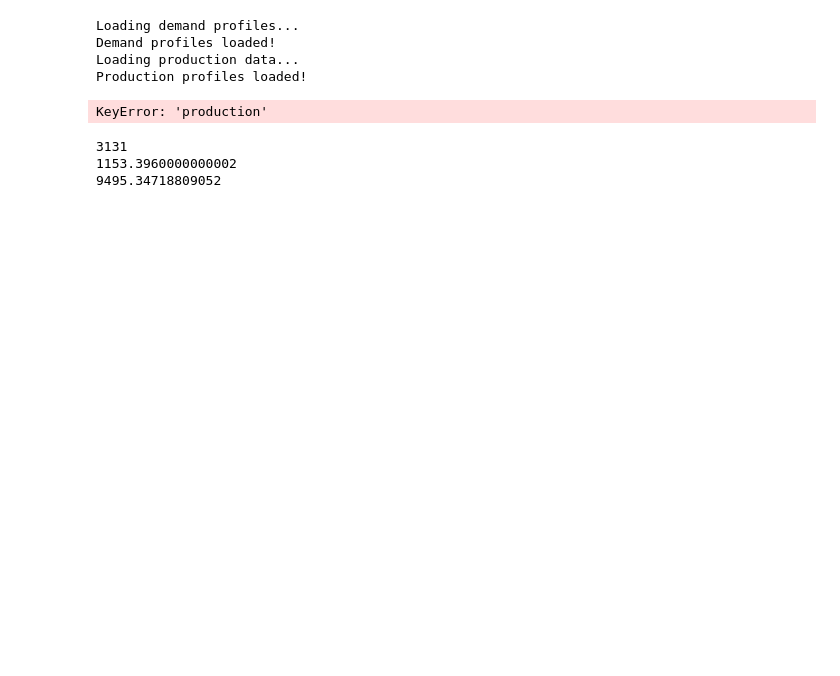
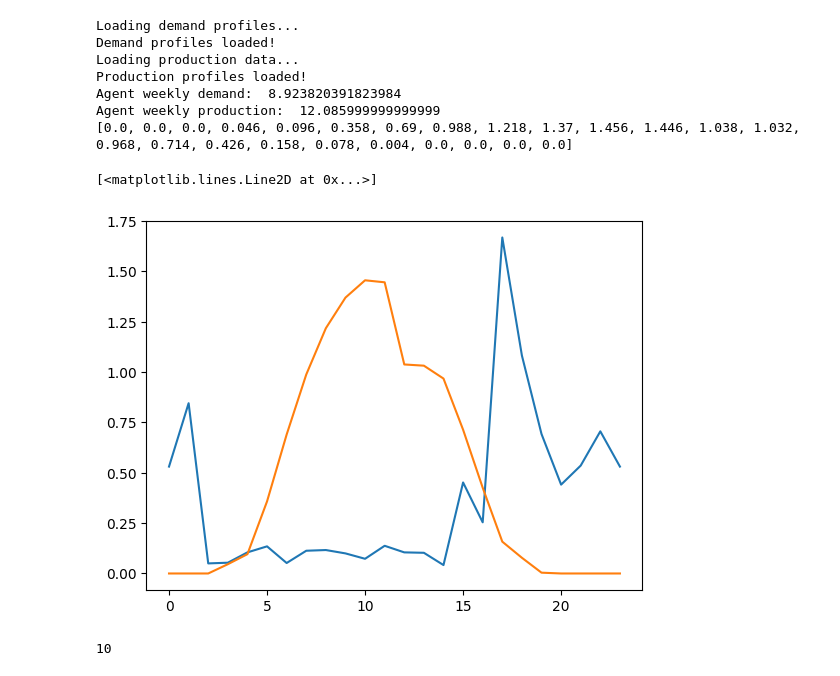
Before and after one commit to antonhlenander/CommunityFlex, a Jupyter notebook: demo.ipynb, the cells around one changed output. Drawn from its saved outputs; the diff is of its cells as text; code cells hidden in the pictures; blank space fills up the shorter version.

```diff
--- a/demo.ipynb
+++ b/demo.ipynb
@@ -6,56 +6,53 @@ subfolder = 'data/fullyearPV_singleDemand/'
 demand_path = f'{subfolder}demandprofiles.csv'
 prod_path = f'{subfolder}PV.csv'
 price_path = f'{subfolder}price_data.csv'
 dm = DataManager(demand_path, prod_path)
 
 
 
 agent_ids = [f'H{i+1}' for i in range(5)]
 
 #supply = {aid: dm.prod_df[aid] for aid in agent_ids}
 #supply = dm.prod_df['production']
 
 demand = []
 production = []
 
+agent = 'H3'
 start = (168*18)+(24*4)
-
-end = (168*19)+(24*4)
+end = (168*18)+(24*5)
+start = 24*182 -24
+end = 24*182
 
 for i in range(start, end):
-    p = dm.get_agent_production('H3', i)
+    p = dm.get_agent_production(agent, i)
     production.append(p)
-    d = dm.get_agent_demand('H3', i%23)
+    d = dm.get_agent_demand(agent, i%23)
     demand.append(d)
 
 
 print('Agent weekly demand: ', sum(demand))
 print('Agent weekly production: ', sum(production))
+print(production)
 
-# plt.plot(demands['H1'], label='Demand')
-# plt.plot(dm.prod_df['production'], label='Supply')
+plt.plot(demand, label='Demand')
+plt.plot(production, label='Supply')
 # %% [output]
 Loading demand profiles...
 Demand profiles loaded!
 Loading production data...
 Production profiles loaded!
+Agent weekly demand:  8.923820391823984
+Agent weekly production:  12.085999999999999
+[0.0, 0.0, 0.0, 0.046, 0.096, 0.358, 0.69, 0.988, 1.218, 1.37, 1.456, 1.446, 1.038, 1.032, 0.968, 0.714, 0.426, 0.158, 0.078, 0.004, 0.0, 0.0, 0.0, 0.0]
-KeyError: 'production'
+[<matplotlib.lines.Line2D at 0x...>]
+[figure, added]
-# %%
-prod_df = dm.prod_df
-
-max_index = prod_df['production'].idxmax()
-print(max_index)
-
-sum_prod = prod_df['production'].sum()
-print(sum_prod)
-
-demand_sum = 0
-
-for i in range(365*24):
-    demand_sum += dm.get_agent_demand('H13', i%23)
-
-print(demand_sum)
-# %% [output]
-3131
-1153.3960000000002
-9495.34718809052
+# %%
+prod_df = dm.prod_df
+
+batt_cap_df = dm.batt_cap_df
+
+
+dm.get_agent_battery_capacity('H3')
+# %% [output]
+10
```
Also changed, not shown: 7 other files.
